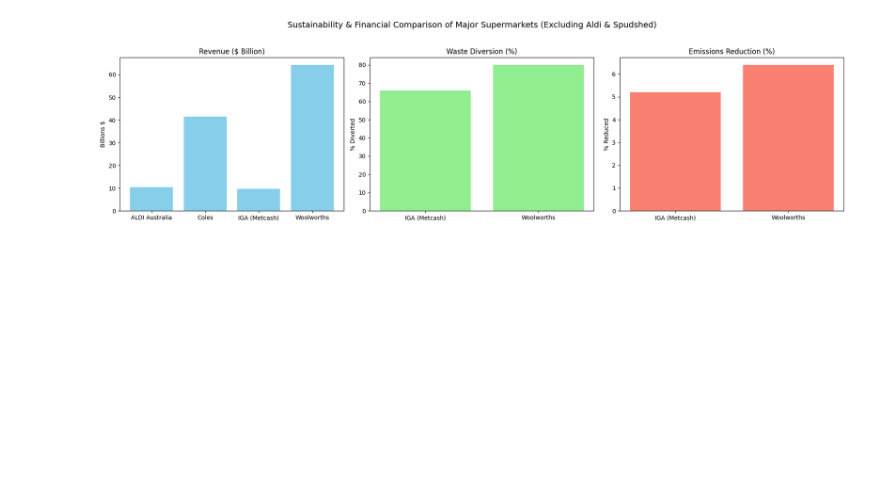
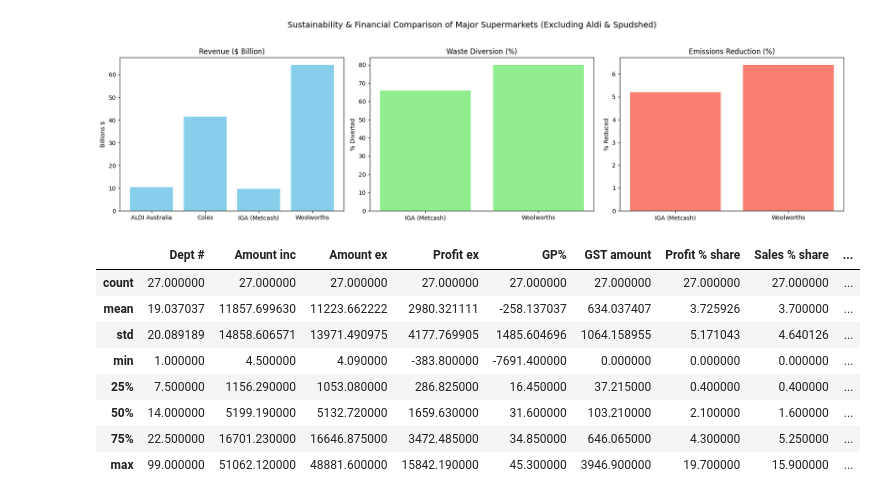
Before and after one commit to Bikash0003/IGA-Data-analysis-, a Jupyter notebook: Applied_bsinessproject.ipynb, the cells around one changed output. Drawn from its saved outputs; the diff is of its cells as text; code cells hidden in the pictures; blank space fills up the shorter version.

```diff
--- a/Applied_bsinessproject.ipynb
+++ b/Applied_bsinessproject.ipynb
@@ -401,3 +454,15 @@ plt.tight_layout(rect=[0, 0, 1, 0.95])
 plt.show()
 # %% [output]
 [figure]
+# %%
+df.describe()
+# %% [output]
+|  | Dept # | Amount inc | Amount ex | Profit ex | GP% | GST amount | Profit % share | Sales % share | ... |
+| count | 27.000000 | 27.000000 | 27.000000 | 27.000000 | 27.000000 | 27.000000 | 27.000000 | 27.000000 | ... |
+| mean | 19.037037 | 11857.699630 | 11223.662222 | 2980.321111 | -258.137037 | 634.037407 | 3.725926 | 3.700000 | ... |
+| std | 20.089189 | 14858.606571 | 13971.490975 | 4177.769905 | 1485.604696 | 1064.158955 | 5.171043 | 4.640126 | ... |
+| min | 1.000000 | 4.500000 | 4.090000 | -383.800000 | -7691.400000 | 0.000000 | 0.000000 | 0.000000 | ... |
+| 25% | 7.500000 | 1156.290000 | 1053.080000 | 286.825000 | 16.450000 | 37.215000 | 0.400000 | 0.400000 | ... |
+| 50% | 14.000000 | 5199.190000 | 5132.720000 | 1659.630000 | 31.600000 | 103.210000 | 2.100000 | 1.600000 | ... |
+| 75% | 22.500000 | 16701.230000 | 16646.875000 | 3472.485000 | 34.850000 | 646.065000 | 4.300000 | 5.250000 | ... |
+| max | 99.000000 | 51062.120000 | 48881.600000 | 15842.190000 | 45.300000 | 3946.900000 | 19.700000 | 15.900000 | ... |
```
Also changed, not shown: parts of 10 cells of this notebook.
